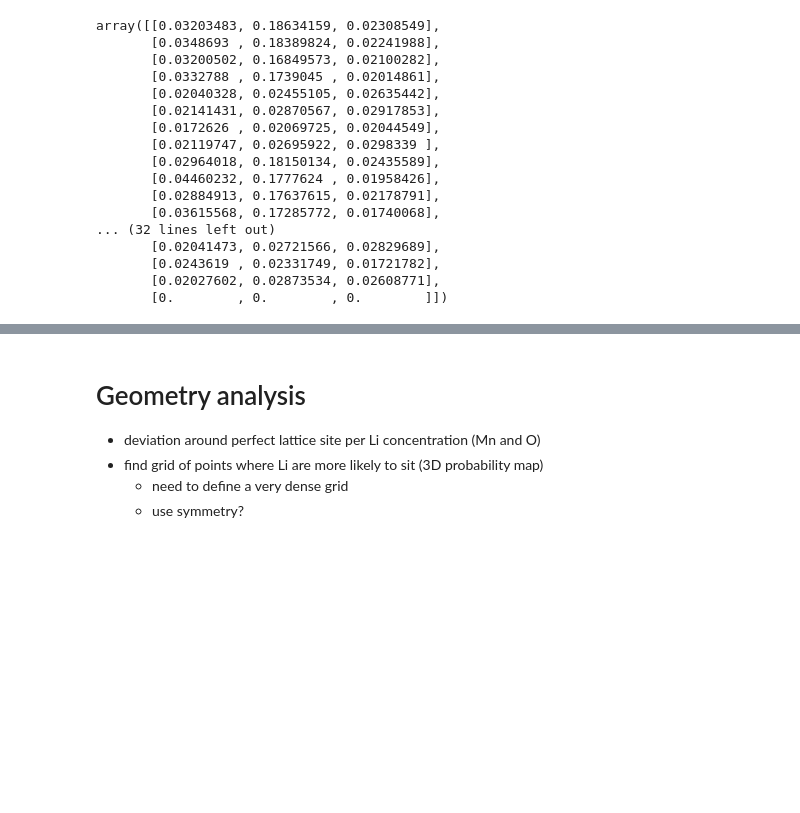
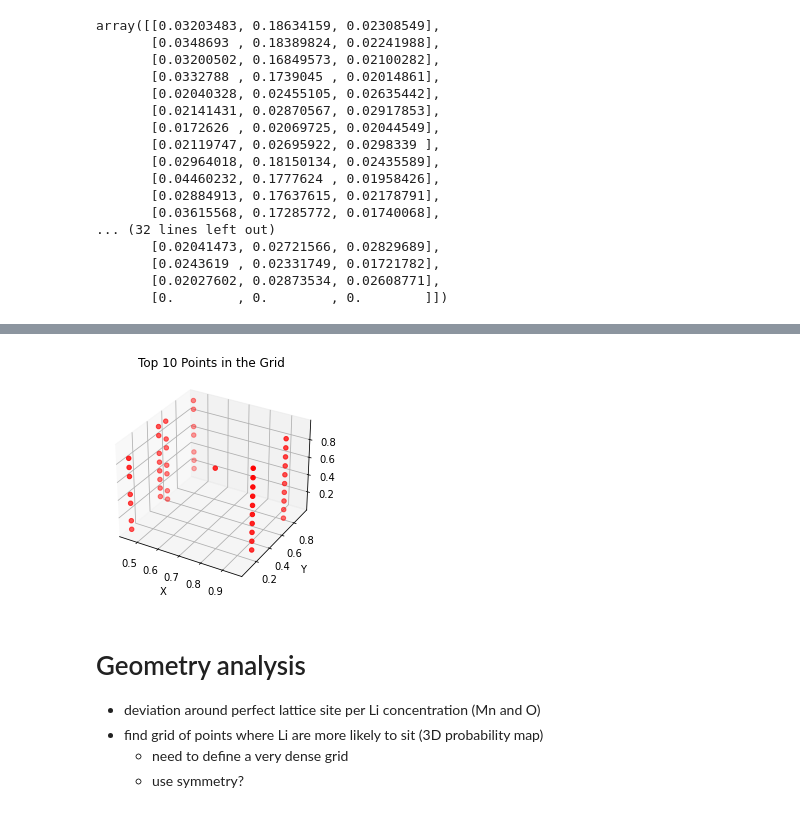
Before and after one commit to cmc-ucl/QUBO_GULP, a Jupyter notebook: QUBO_GULP.ipynb, the cells around one changed output, grey strips where cells are left out. Saved outputs shown, nothing was run; the diff lists cells and outputs as text; code cells hidden in the pictures; blank space fills up the shorter version.

```diff
--- a/QUBO_GULP.ipynb
+++ b/QUBO_GULP.ipynb
@@ -164,0 +222,13 @@ array([[0.03203483, 0.18634159, 0.02308549],
+# %%
+centers = find_fractional_centers(M)
+top_centers = find_top_x_points(grid,centers,50)
+
+coord_top = []
+for line in top_centers:
+    coord_top.append(line[0])
+coord_top = np.array(coord_top)
+
+
+plot_top_points(coord_top)
+# %% [output]
+[figure, added]
```
Also changed, not shown: parts of 71 cells of this notebook.
